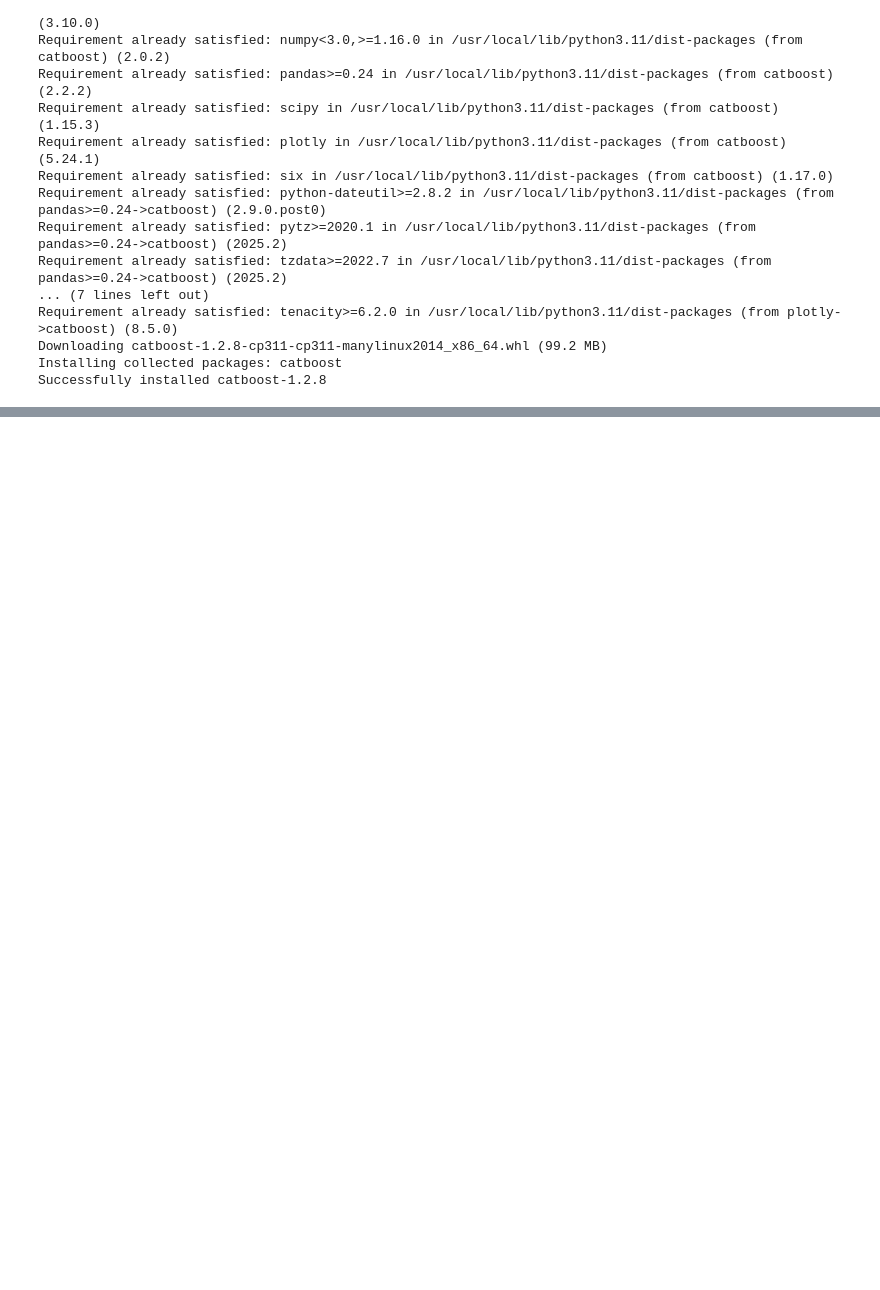
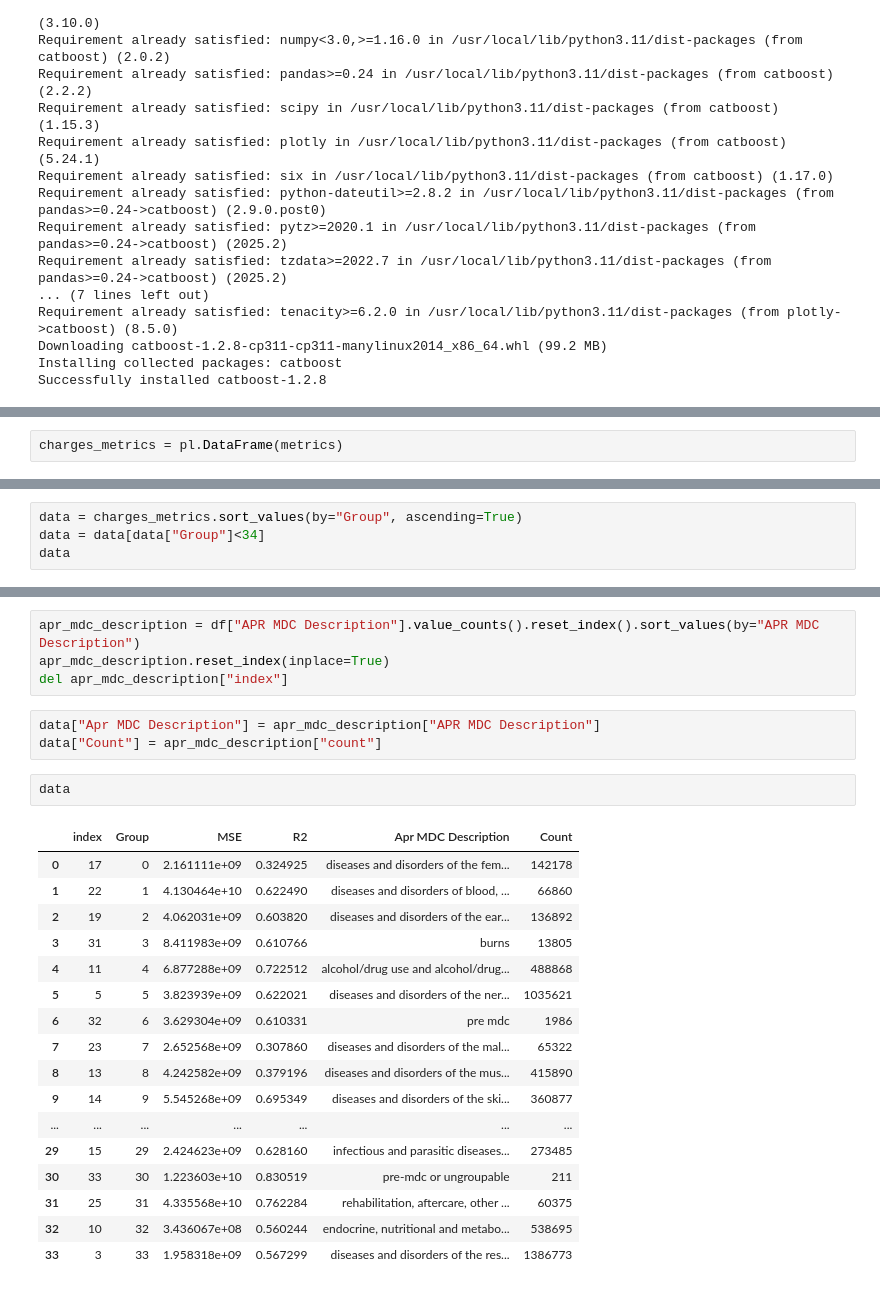
Before and after one commit to Diwakarmogarala/Capstone, a Jupyter notebook: Phase_1.ipynb, the cells around one changed output, grey strips where cells are left out. Drawn from its saved outputs; the diff is of its cells as text; blank space fills up the shorter version.

```diff
--- a/Phase_1.ipynb
+++ b/Phase_1.ipynb
@@ -493,0 +984,2 @@ Successfully installed catboost-1.2.8
+# %%
+charges_metrics = pl.DataFrame(metrics)
@@ -493,0 +1006,4 @@ Successfully installed catboost-1.2.8
+# %%
+data = charges_metrics.sort_values(by="Group", ascending=True)
+data = data[data["Group"]<34]
+data
@@ -493,0 +1028,27 @@ Successfully installed catboost-1.2.8
+# %%
+apr_mdc_description = df["APR MDC Description"].value_counts().reset_index().sort_values(by="APR MDC Description")
+apr_mdc_description.reset_index(inplace=True)
+del apr_mdc_description["index"]
+# %%
+data["Apr MDC Description"] = apr_mdc_description["APR MDC Description"]
+data["Count"] = apr_mdc_description["count"]
+# %%
+data
+# %% [output]
+|  | index | Group | MSE | R2 | Apr MDC Description | Count |
+| 0 | 17 | 0 | 2.161111e+09 | 0.324925 | diseases and disorders of the fem... | 142178 |
+| 1 | 22 | 1 | 4.130464e+10 | 0.622490 | diseases and disorders of blood, ... | 66860 |
+| 2 | 19 | 2 | 4.062031e+09 | 0.603820 | diseases and disorders of the ear... | 136892 |
+| 3 | 31 | 3 | 8.411983e+09 | 0.610766 | burns | 13805 |
+| 4 | 11 | 4 | 6.877288e+09 | 0.722512 | alcohol/drug use and alcohol/drug... | 488868 |
+| 5 | 5 | 5 | 3.823939e+09 | 0.622021 | diseases and disorders of the ner... | 1035621 |
+| 6 | 32 | 6 | 3.629304e+09 | 0.610331 | pre mdc | 1986 |
+| 7 | 23 | 7 | 2.652568e+09 | 0.307860 | diseases and disorders of the mal... | 65322 |
+| 8 | 13 | 8 | 4.242582e+09 | 0.379196 | diseases and disorders of the mus... | 415890 |
+| 9 | 14 | 9 | 5.545268e+09 | 0.695349 | diseases and disorders of the ski... | 360877 |
+| ... | ... | ... | ... | ... | ... | ... |
+| 29 | 15 | 29 | 2.424623e+09 | 0.628160 | infectious and parasitic diseases... | 273485 |
+| 30 | 33 | 30 | 1.223603e+10 | 0.830519 | pre-mdc or ungroupable | 211 |
+| 31 | 25 | 31 | 4.335568e+10 | 0.762284 | rehabilitation, aftercare, other ... | 60375 |
+| 32 | 10 | 32 | 3.436067e+08 | 0.560244 | endocrine, nutritional and metabo... | 538695 |
+| 33 | 3 | 33 | 1.958318e+09 | 0.567299 | diseases and disorders of the res... | 1386773 |
```
Also changed, not shown: parts of 55 cells of this notebook.
